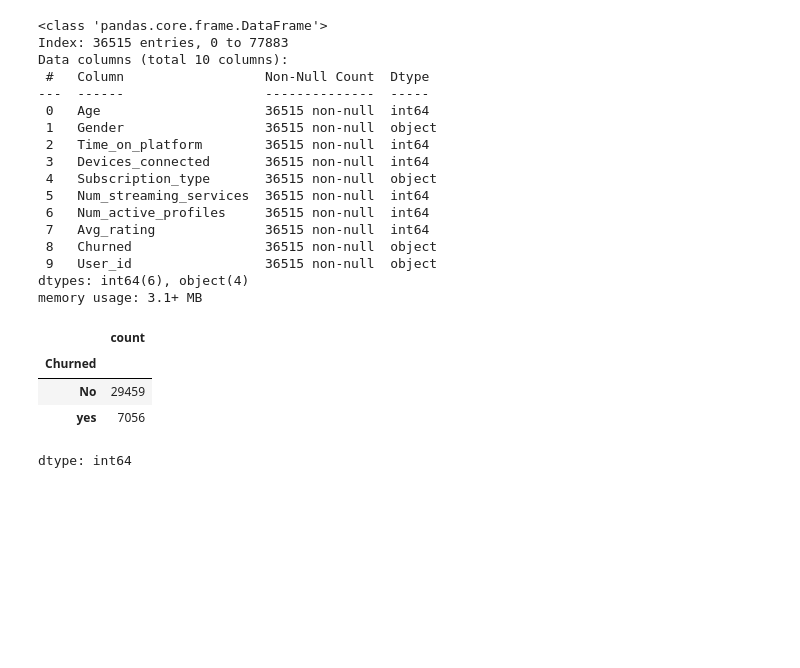
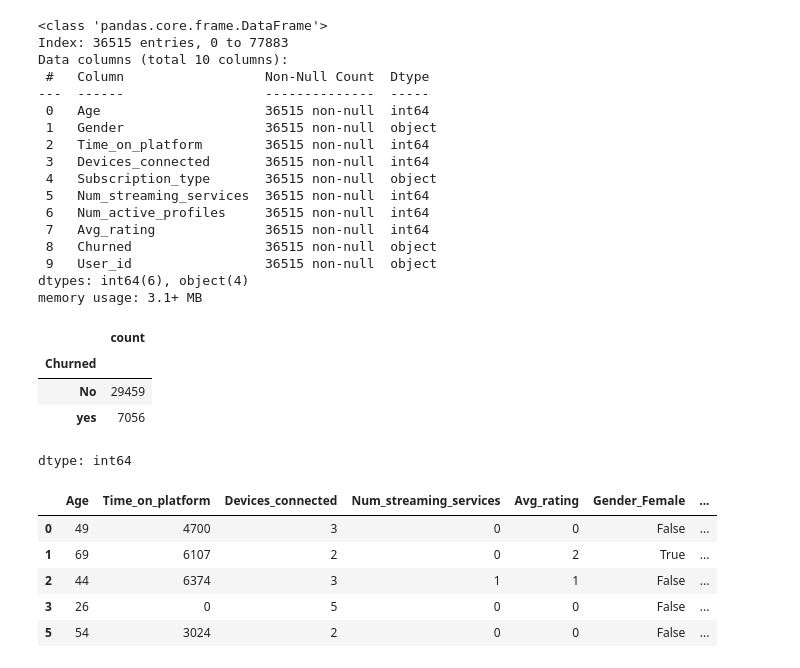
Before and after one commit to DajeanArcila/DajeanArcila, a Jupyter notebook: Churn_clasificação.ipynb, the cells around one changed output. Cells and saved outputs as stored; diff of their text form; code cells hidden in the pictures; blank space fills up the shorter version.

```diff
--- a/Churn_clasificação.ipynb
+++ b/Churn_clasificação.ipynb
@@ -192,0 +206,9 @@ LogisticRegression
+# %%
+X.head()
+# %% [output]
+|  | Age | Time_on_platform | Devices_connected | Num_streaming_services | Avg_rating | Gender_Female | ... |
+| 0 | 49 | 4700 | 3 | 0 | 0 | False | ... |
+| 1 | 69 | 6107 | 2 | 0 | 2 | True | ... |
+| 2 | 44 | 6374 | 3 | 1 | 1 | False | ... |
+| 3 | 26 | 0 | 5 | 0 | 0 | False | ... |
+| 5 | 54 | 3024 | 2 | 0 | 0 | False | ... |
```
Also changed, not shown: parts of 11 cells of this notebook.
